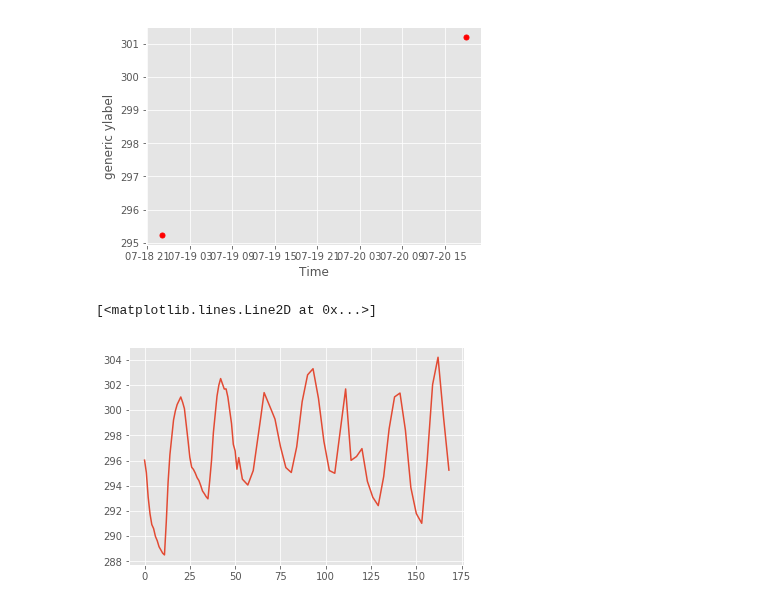
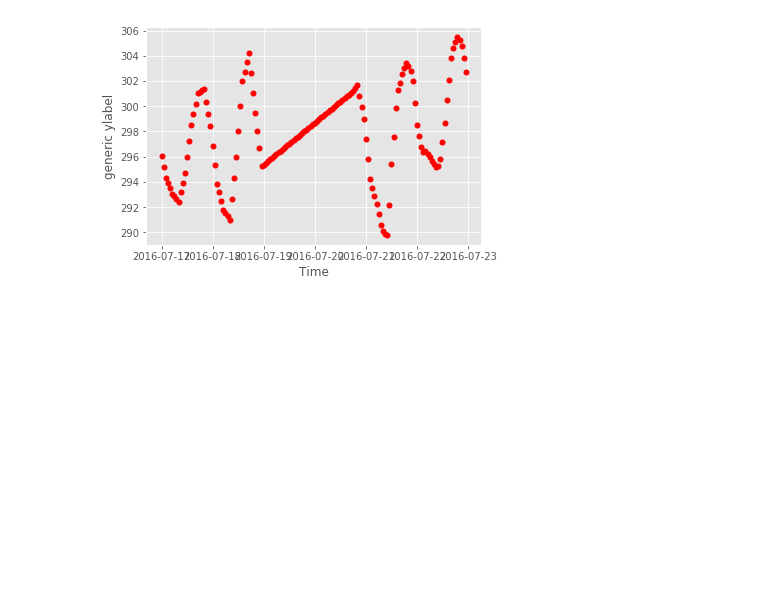
Before and after one commit to kevinkoste/university-load-forecasting, a Jupyter notebook: weather_pipeline.ipynb, the cells around one changed output. Cells and saved outputs as stored; diff of their text form; code cells hidden in the pictures; blank space fills up the shorter version.

```diff
--- a/weather_pipeline.ipynb
+++ b/weather_pipeline.ipynb
@@ -69,17 +87,0 @@ fn.snapshotplot(weather,'temp','2016-07-15 00:00:00','2016-07-25 00:00:00')
-# %%
-# fft imputation plan:
-# create fft for 5 days preceding and 5 days after
-
-fn.snapshotplot(weather,'temp','2016-07-11 23:00:00','2016-07-18 23:00:00')
-
-fn.snapshotplot(weather,'temp','2016-07-18 23:00:00','2016-07-20 19:00:00')
-
-fft = fftpack.fft(weather['temp'].loc['2016-07-11 23:00:00':'2016-07-18 23:00:00'])
-ifft= fftpack.ifft(fft)
-real = ifft.real
-
-plt.plot(range(len(real)),real)
-# %% [output]
-[figure, removed]
-[<matplotlib.lines.Line2D at 0x...>]
-[figure, removed]
@@ -86,7 +90,12 @@ plt.plot(range(len(real)),real)
 # %%
-# interpolates large segments using quadratic, ignores period :(
-# weather = weather.interpolate(method='quadratic',limit=40)
+# imputes large segments, ignores period for now
+# to be replaced by FFT imputation in the future
+
+weather = weather.interpolate(method='linear')
+
+# removes impute_ok column
+weather.pop('impute_ok')
 
 fn.snapshotplot(weather,'temp','2016-07-17 00:00:00','2016-07-23 00:00:00')
-
-# weather.isnull().sum()
+# %% [output]
+[figure, added]
```
Also changed, not shown: parts of 13 cells of this notebook, 2 other files.
